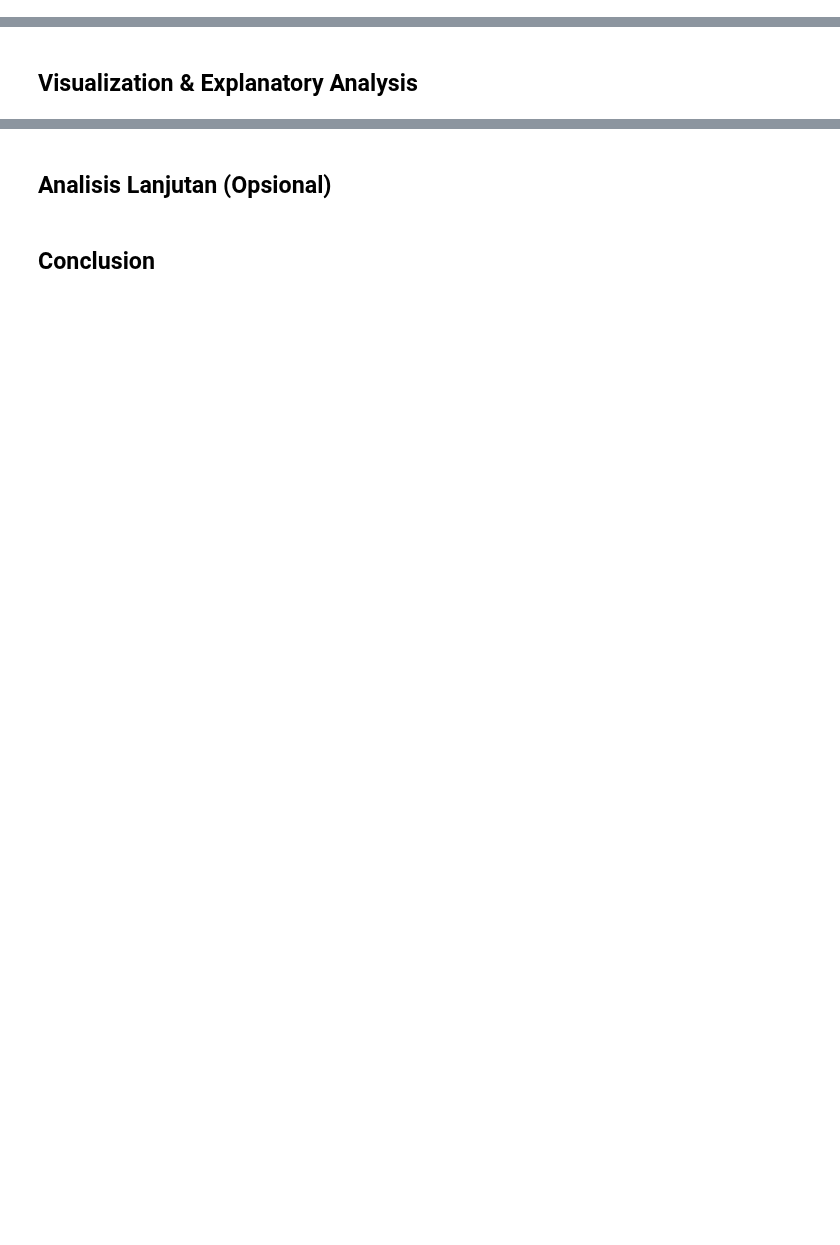
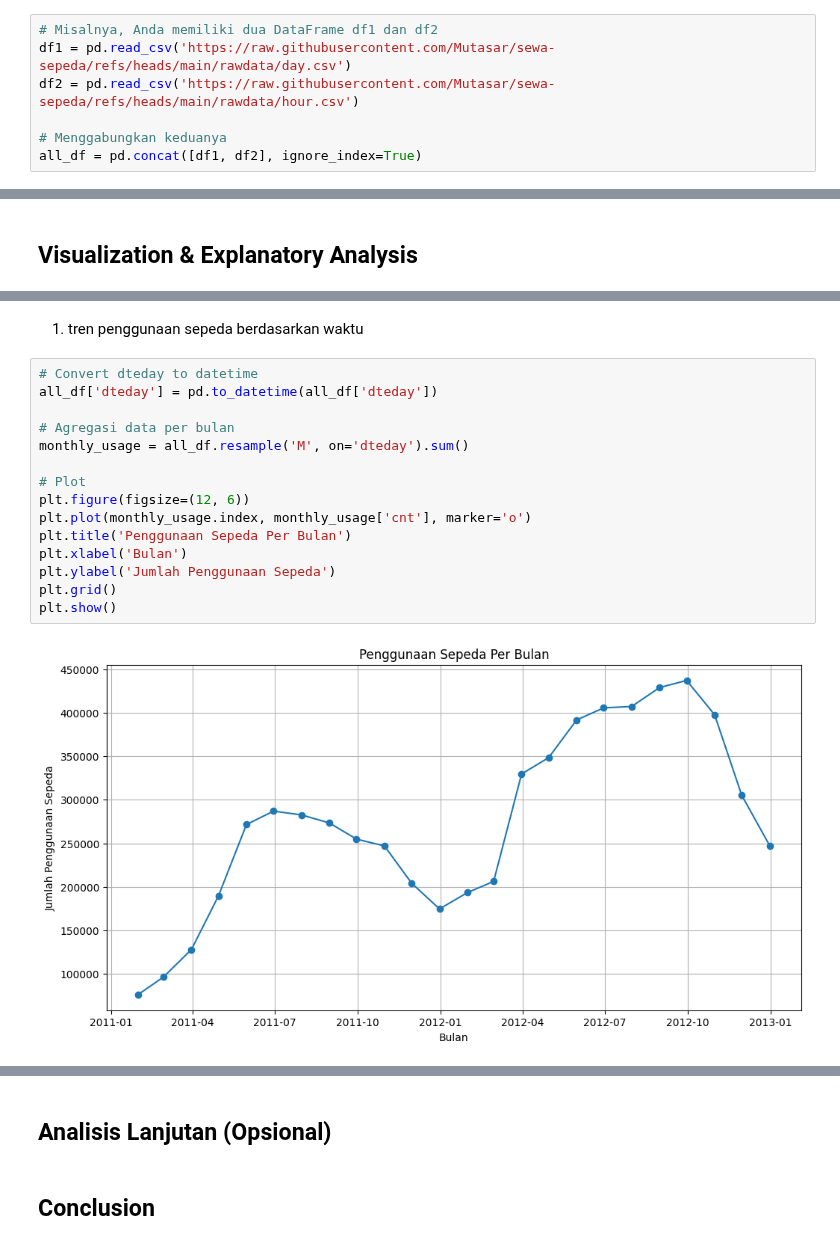
Before and after one commit to Mutasar/sewa-sepeda, a Jupyter notebook: Mutasar_bike_sharing.ipynb, the cells around one changed output, grey strips where cells are left out. Drawn from its saved outputs; the diff is of its cells as text; blank space fills up the shorter version.

```diff
--- a/Mutasar_bike_sharing.ipynb
+++ b/Mutasar_bike_sharing.ipynb
@@ -362,2 +355,9 @@ sum_order_items_df = hour_df.groupby("hr").count_cr.sum().sort_values(ascending=
+# %%
+# Misalnya, Anda memiliki dua DataFrame df1 dan df2
+df1 = pd.read_csv('https://raw.githubusercontent.com/Mutasar/sewa-sepeda/refs/heads/main/rawdata/day.csv')
+df2 = pd.read_csv('https://raw.githubusercontent.com/Mutasar/sewa-sepeda/refs/heads/main/rawdata/hour.csv')
+
+# Menggabungkan keduanya
+all_df = pd.concat([df1, df2], ignore_index=True)
 # %% [markdown]
 ### Explore ...
@@ -576,0 +397,19 @@ plt.show()
+# %% [markdown]
+1. tren penggunaan sepeda berdasarkan waktu
+# %%
+# Convert dteday to datetime
+all_df['dteday'] = pd.to_datetime(all_df['dteday'])
+
+# Agregasi data per bulan
+monthly_usage = all_df.resample('M', on='dteday').sum()
+
+# Plot
+plt.figure(figsize=(12, 6))
+plt.plot(monthly_usage.index, monthly_usage['cnt'], marker='o')
+plt.title('Penggunaan Sepeda Per Bulan')
+plt.xlabel('Bulan')
+plt.ylabel('Jumlah Penggunaan Sepeda')
+plt.grid()
+plt.show()
+# %% [output]
+[figure, added]
```
Also changed, not shown: parts of 70 cells of this notebook.
